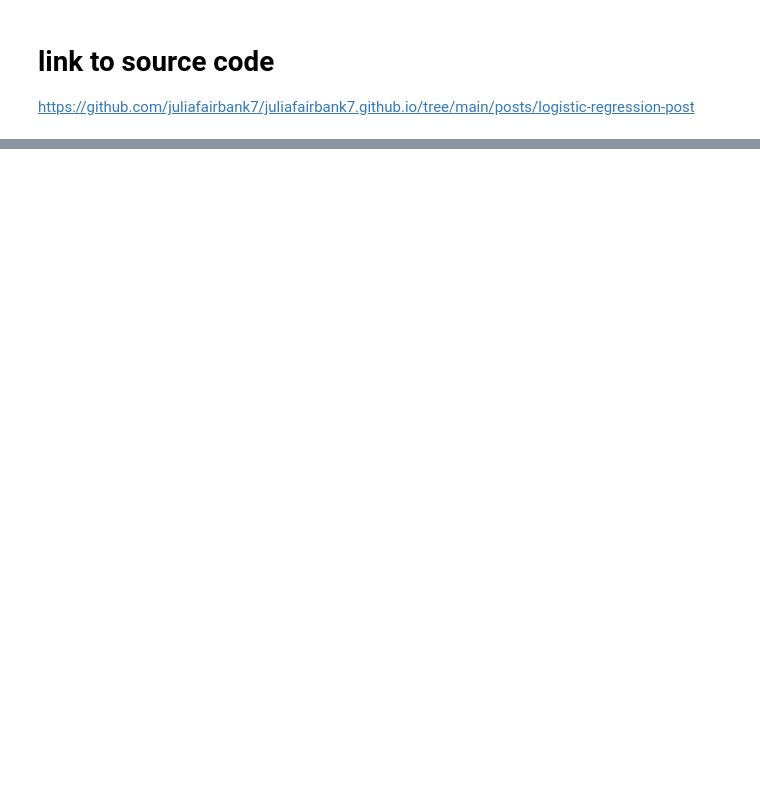
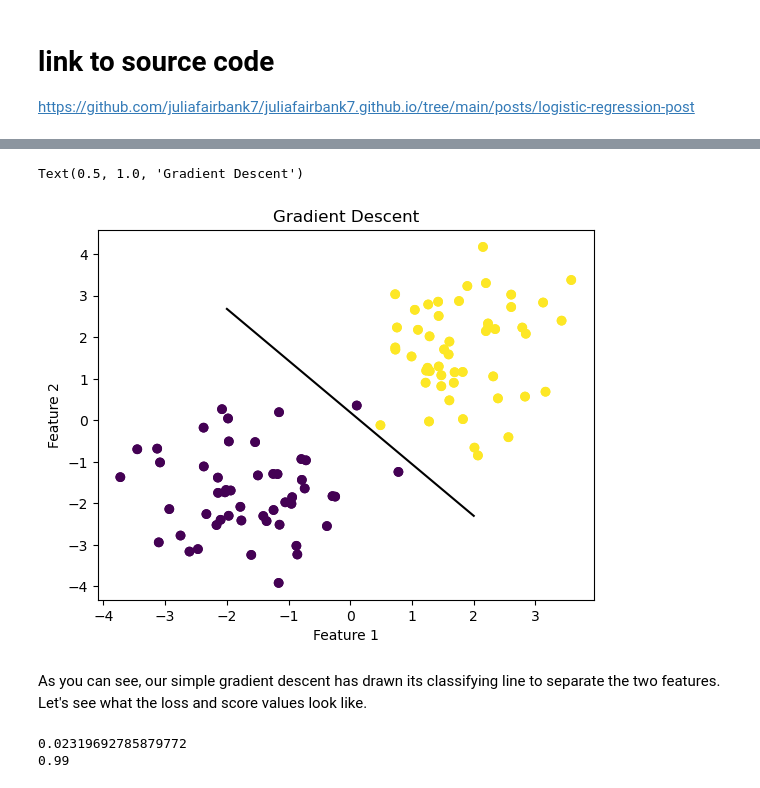
Before and after one commit to juliafairbank7/juliafairbank7.github.io, a Jupyter notebook: posts/logistic-regression-post/index.ipynb, the cells around one changed output, grey strips where cells are left out. Drawn from its saved outputs; the diff is of its cells as text; code cells hidden in the pictures; blank space fills up the shorter version.

```diff
--- a/posts/logistic-regression-post/index.ipynb
+++ b/posts/logistic-regression-post/index.ipynb
@@ -227,0 +68,28 @@ legend = plt.legend()
+# %%
+LR_f = LogisticRegression()
+LR_f.fit(X, y, alpha = 0.1, max_epochs = 1000)
+
+fig = plt.scatter(X[:,0], X[:,1], c = y)
+
+def draw_line(w_hat, x_min, x_max):
+    x = np.linspace(x_min, x_max, 101)
+    y = -(w_hat[0]*x + w_hat[2])/w_hat[1]
+    plt.plot(x, y, color = "black")
+
+fig1 = plt.scatter(X1[:,0], X1[:,1], c = y1)
+fig1 = draw_line(LR_f.w_hat, -2, 2)
+
+xlab = plt.xlabel("Feature 1")
+ylab = plt.ylabel("Feature 2")
+plt.title("Gradient Descent")
+# %% [output]
+Text(0.5, 1.0, 'Gradient Descent')
+[figure, added]
+# %% [markdown]
+As you can see, our simple gradient descent has drawn its classifying line to separate the two features. Let's see what the loss and score values look like.
+# %%
+print(LR_f.loss_history[-3])
+print(LR_f.score_history[-1])
+# %% [output]
+0.02319692785879772
+0.99
```
Also changed, not shown: parts of 52 cells of this notebook, 1 other file.
